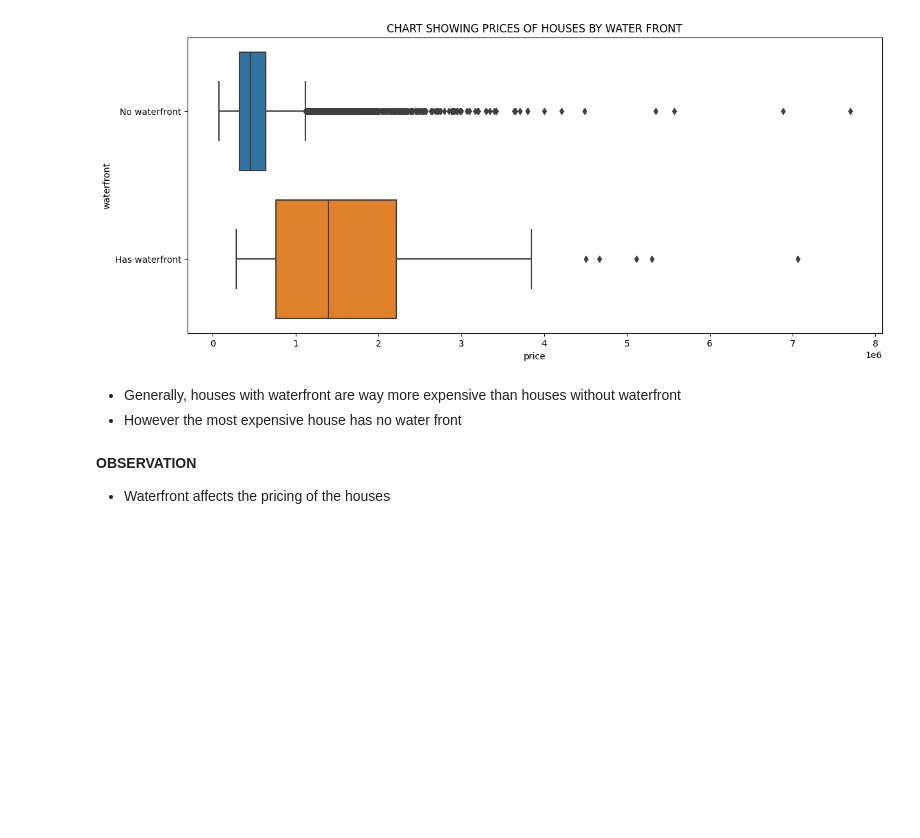
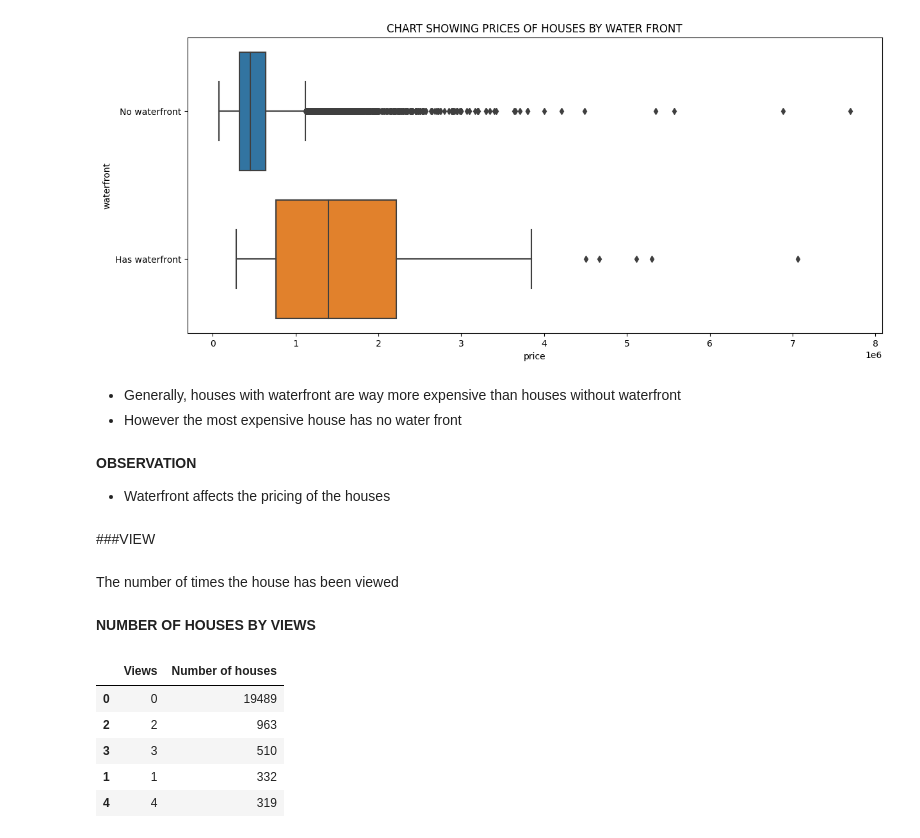
Before and after one commit to MikeDeecode/KC-properties-price-analysis, a Jupyter notebook: kc_properties_analysis.ipynb, the cells around one changed output. Cells and saved outputs as stored; diff of their text form; code cells hidden in the pictures; blank space fills up the shorter version.

```diff
--- a/kc_properties_analysis.ipynb
+++ b/kc_properties_analysis.ipynb
@@ -350,3 +350,21 @@ plt.show()
 **OBSERVATION**
 
 * Waterfront affects the pricing of the houses
+# %% [markdown]
+###VIEW
+# %% [markdown]
+The number of times the house has been viewed
+# %% [markdown]
+**NUMBER OF HOUSES BY VIEWS**
+# %%
+views_grp = kc_properties.groupby('view', as_index = False)['id'].count()
+views_grp.rename(columns = {'view':'Views', 'id':'Number of houses'}, inplace = True)
+views_grp = views_grp.sort_values('Number of houses', ascending = False)
+views_grp
+# %% [output]
+|  | Views | Number of houses |
+| 0 | 0 | 19489 |
+| 2 | 2 | 963 |
+| 3 | 3 | 510 |
+| 1 | 1 | 332 |
+| 4 | 4 | 319 |
```
Also changed, not shown: parts of 3 cells of this notebook.
